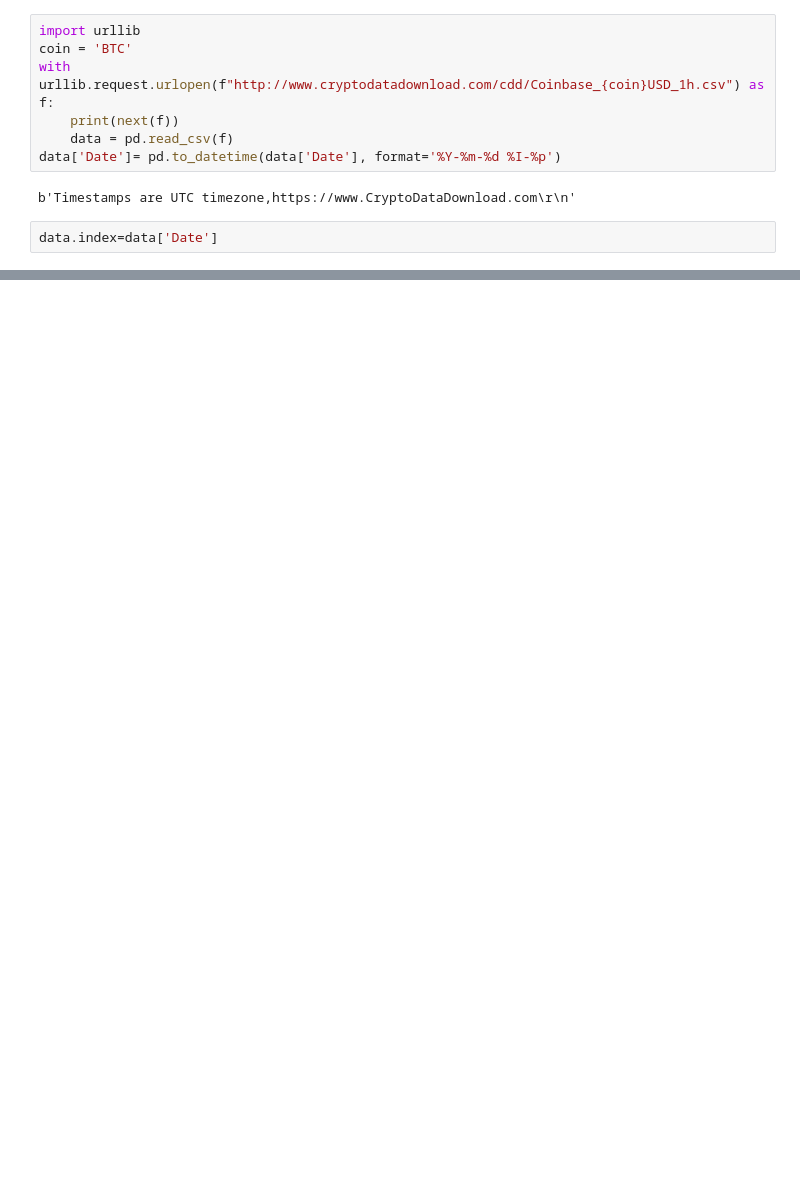
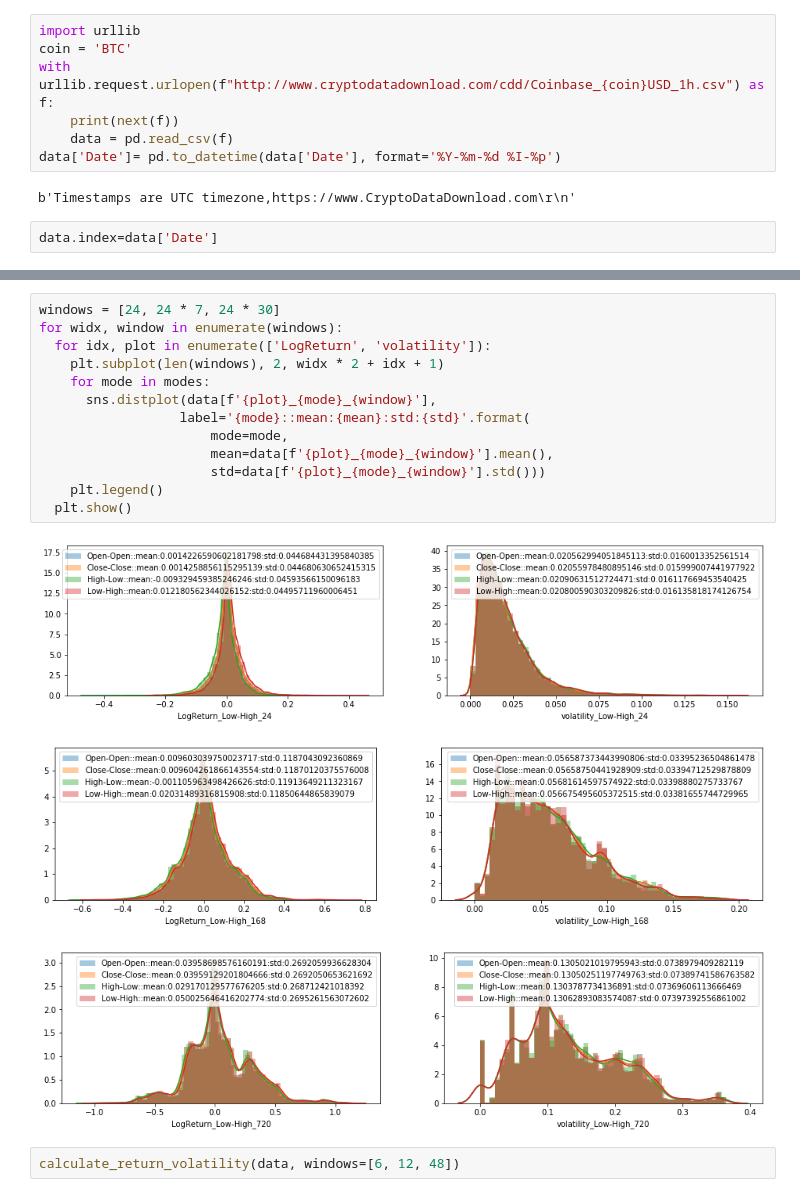
Before and after one commit to Lubricy/notebooks, a Jupyter notebook: volatility.ipynb, the cells around one changed output, grey strips where cells are left out. Drawn from its saved outputs; the diff is of its cells as text; blank space fills up the shorter version.

```diff
--- a/volatility.ipynb
+++ b/volatility.ipynb
@@ -62,0 +87,19 @@ plt.show()
+# %%
+windows = [24, 24 * 7, 24 * 30]
+for widx, window in enumerate(windows):
+  for idx, plot in enumerate(['LogReturn', 'volatility']):
+    plt.subplot(len(windows), 2, widx * 2 + idx + 1)
+    for mode in modes:
+      sns.distplot(data[f'{plot}_{mode}_{window}'],
+                  label='{mode}::mean:{mean}:std:{std}'.format(
+                      mode=mode,
+                      mean=data[f'{plot}_{mode}_{window}'].mean(),
+                      std=data[f'{plot}_{mode}_{window}'].std()))
+    plt.legend()
+  plt.show()
+# %% [output]
+[figure, added]
+[figure, added]
+[figure, added]
+# %%
+calculate_return_volatility(data, windows=[6, 12, 48])
```
Also changed, not shown: parts of 13 cells of this notebook.
